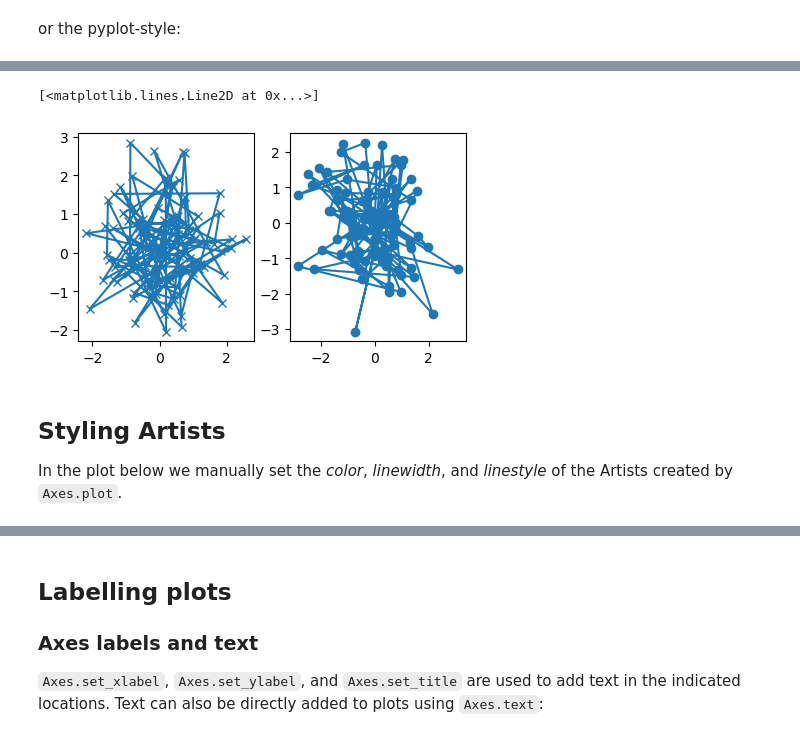
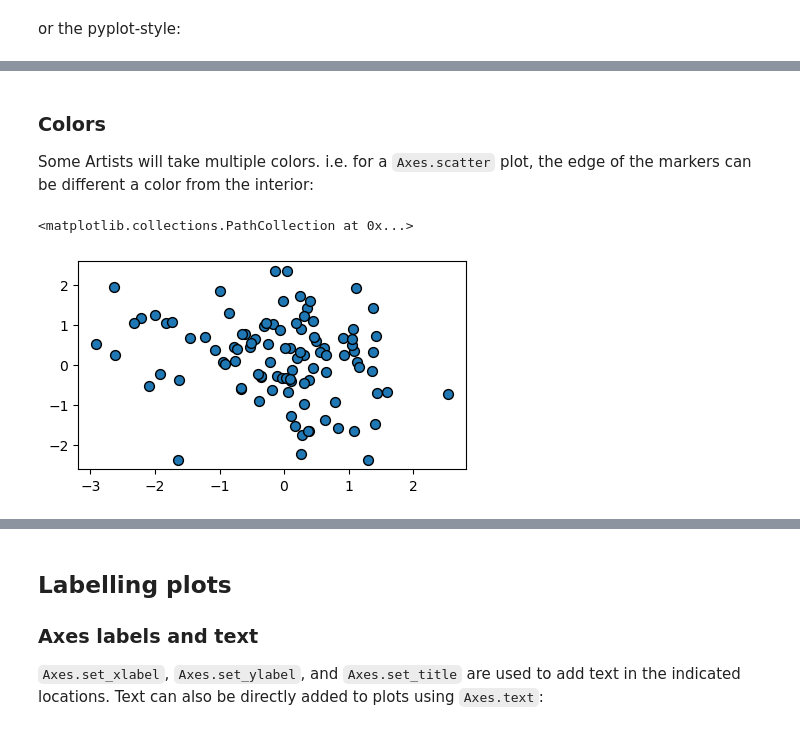
Before and after one commit to teaghan/CS10, a Jupyter notebook: Unit4_Lesson10.ipynb, the cells around one changed output, grey strips where cells are left out. Cells and saved outputs as stored; diff of their text form; code cells hidden in the pictures.

```diff
--- a/Unit4_Lesson10.ipynb
+++ b/Unit4_Lesson10.ipynb
@@ -192,13 +183,14 @@ which you would then use twice to populate two subplots:
+# %% [markdown]
+### Colors
+
+Some Artists will take multiple colors.  i.e. for
+a `Axes.scatter` plot, the edge of the markers can be different a color
+from the interior:
 # %%
 data1, data2, data3, data4 = np.random.randn(4, 100)  # make 4 random data sets
-fig, (ax1, ax2) = plt.subplots(1, 2, figsize=(5, 2.7))
-my_plotter(ax1, data1, data2, {'marker': 'x'})
-my_plotter(ax2, data3, data4, {'marker': 'o'})
+
+fig, ax = plt.subplots(figsize=(5, 2.7))
+ax.scatter(data1, data2, s=50, facecolor='C0', edgecolor='k')
 # %% [output]
-[<matplotlib.lines.Line2D at 0x...>]
+<matplotlib.collections.PathCollection at 0x...>
-[figure, old version]
+[figure, new version]
-# %% [markdown]
-## Styling Artists
-
-In the plot below we manually set the *color*, *linewidth*, and *linestyle* of the
-Artists created by `Axes.plot`.
```
Also changed, not shown: parts of 36 cells of this notebook, 9 other files.
